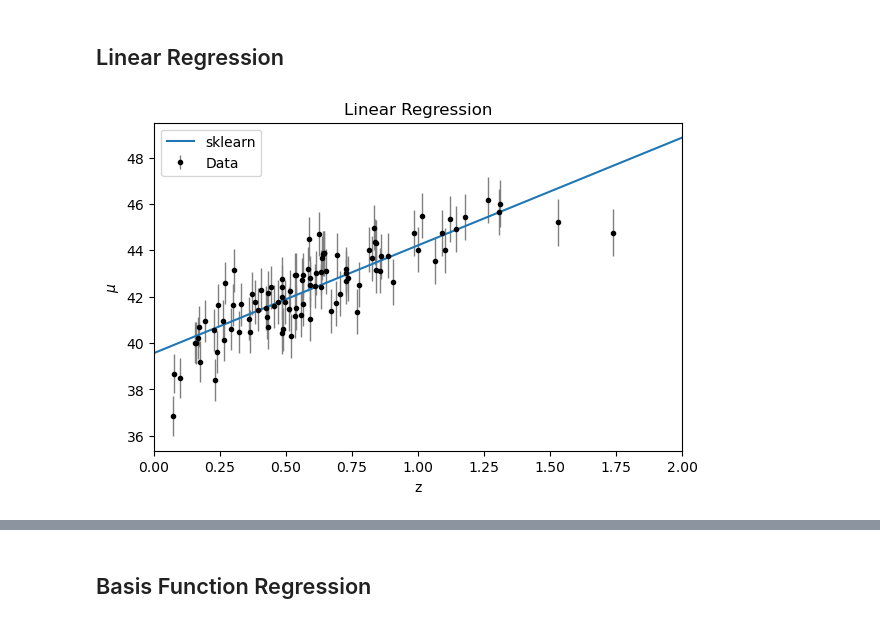
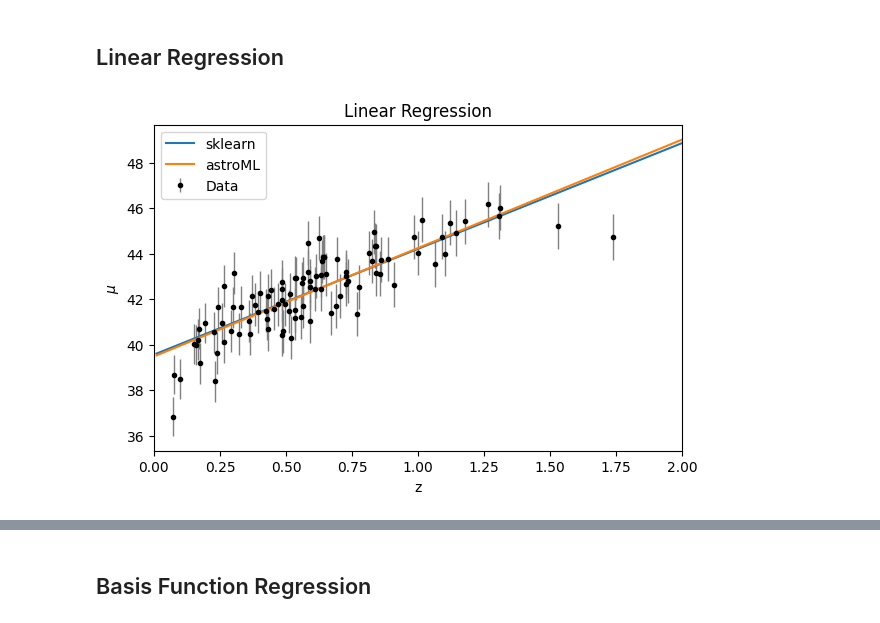
Before and after one commit to RoccoGiugni/ASML-24-25, a Jupyter notebook: L17/L17.ipynb, the cells around one changed output, grey strips where cells are left out. Saved outputs shown, nothing was run; the diff lists cells and outputs as text; code cells hidden in the pictures.

```diff
--- a/L17/L17.ipynb
+++ b/L17/L17.ipynb
@@ -61,33 +91,34 @@ X = X[:, None]
 y = mu_sample.copy()
 dy = dmu.copy()
 
-z_range = [0, 2] # [z_sample.min(), z_sample.max()]
-X_pred = np.linspace(z_range[0], z_range[1])[:, None]
+z_range = [0.01, 2] # [z_sample.min(), z_sample.max()]
+X_pred = np.linspace(z_range[0], z_range[1], 1000)[:, None]
 # %% [markdown]
 ## Linear Regression
 # %%
 fig, ax = plt.subplots(1, 1, figsize=(6, 4), layout='constrained')
 
 ax.errorbar(z_sample, mu_sample, dmu, fmt='.k', ecolor='gray', lw=1, label='Data')
 
 lr = skLR()
 lr.fit(X, y)
 y_pred = lr.predict(X_pred)
 
 ax.plot(X_pred, y_pred, label='sklearn')
 
-#lr = LinearRegression()
+lr = LinearRegression()
 lr.fit(X, y, dy)
 y_pred = lr.predict(X_pred)
 
-#ax.plot(X_pred, y_pred, label='astroML')
+ax.plot(X_pred, y_pred, label='astroML')
 
 ax.set_xlim(0, 2)
+ax.set_ylim(35, 48)
 
 ax.set_title('Linear Regression')
 ax.set_xlabel('z')
 ax.set_ylabel(r'$\mu$')
 ax.legend();
 # %% [output]
-[figure, old version]
+[figure, new version]
 # %% [markdown]
```
Also changed, not shown: parts of 33 cells of this notebook.
